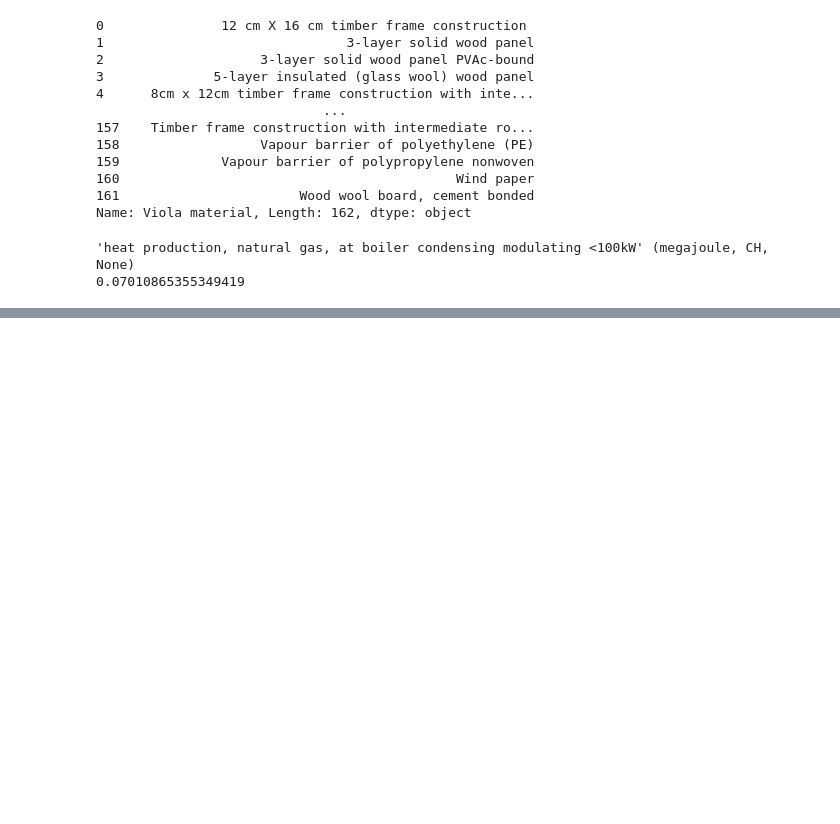
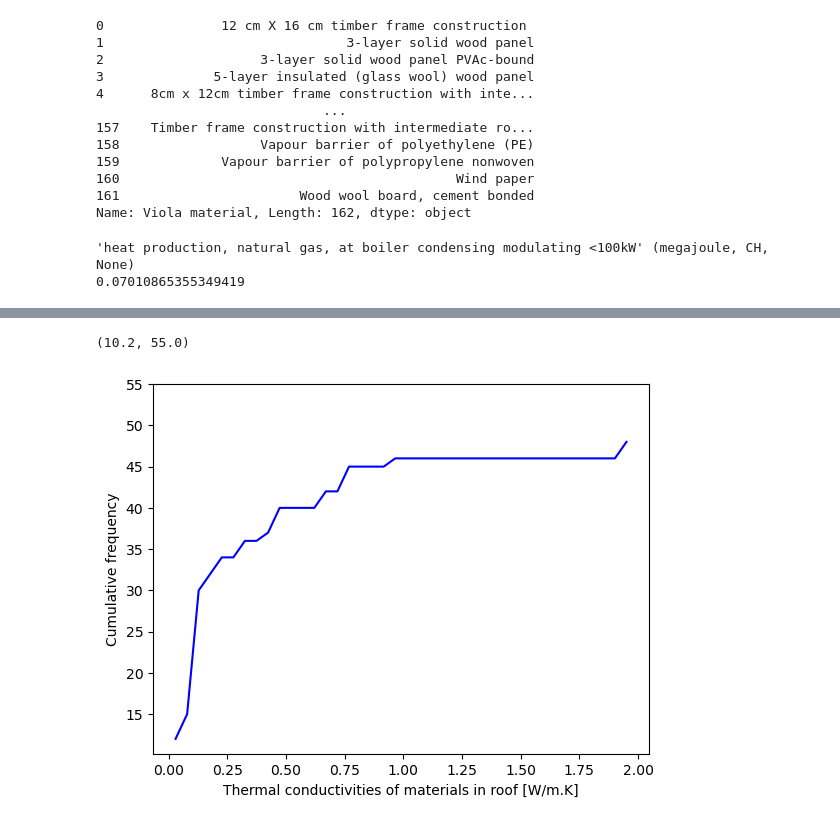
Before and after one commit to rhythimashinde/building-model, a Jupyter notebook: 1_LCA_Building_model.ipynb, the cells around one changed output, grey strips where cells are left out. Drawn from its saved outputs; the diff is of its cells as text; code cells hidden in the pictures; blank space fills up the shorter version.

```diff
--- a/1_LCA_Building_model.ipynb
+++ b/1_LCA_Building_model.ipynb
@@ -155,0 +185,8 @@ print(lca.score)
+# %%
+plt.plot(base_roof[:-1], cumulative_roof, c='blue')
+plt.ylabel('Cumulative frequency')
+plt.xlabel('Thermal conductivities of materials in roof [W/m.K]')
+plt.ylim(top=55)
+# %% [output]
+(10.2, 55.0)
+[figure, added]
```
Also changed, not shown: parts of 10 cells of this notebook, 5 other files.
